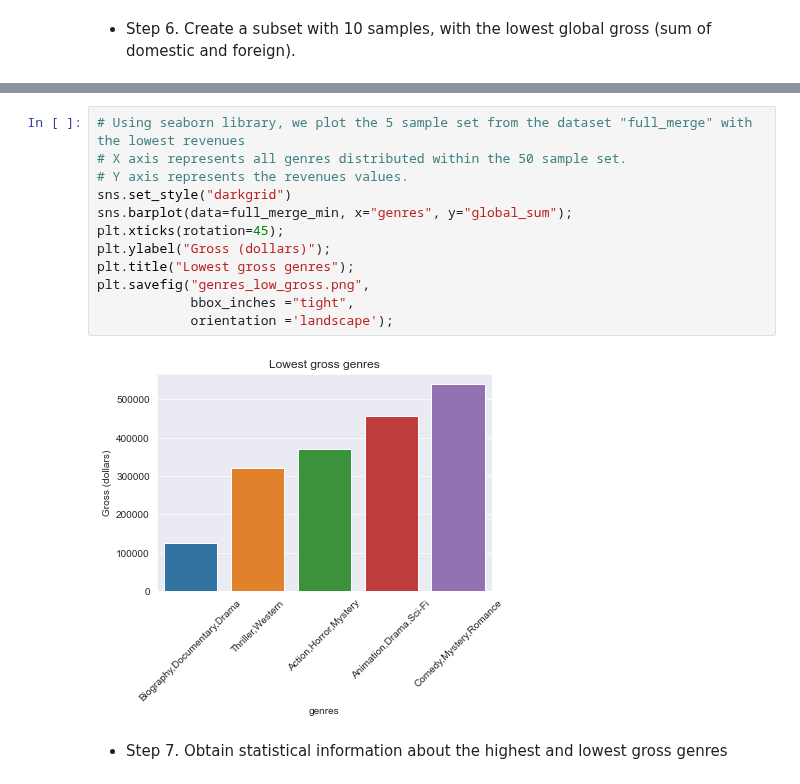
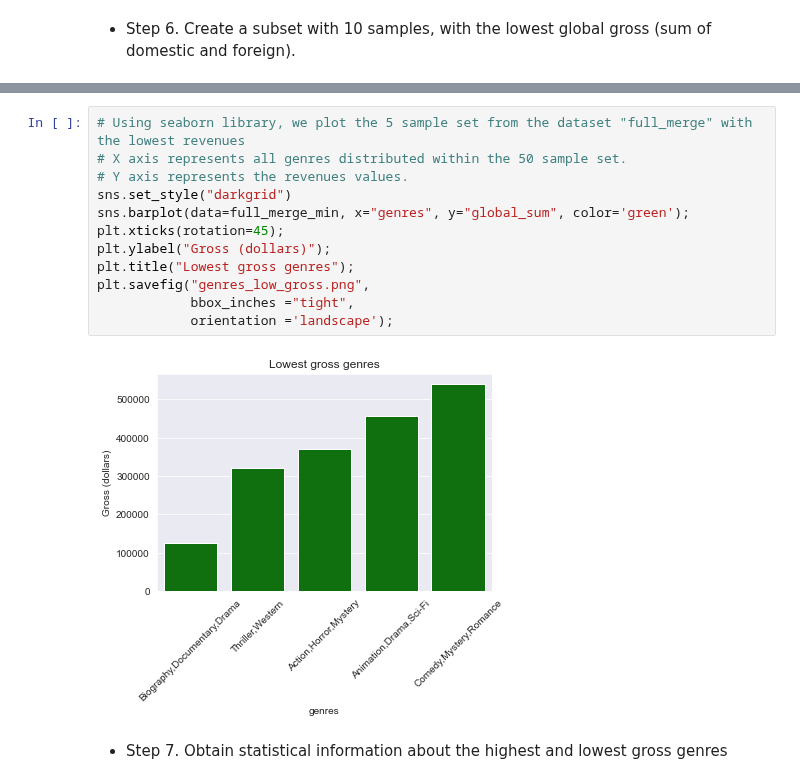
Before and after one commit to mahanabba/Pod_3_Capstone, a Jupyter notebook: student.ipynb, the cells around one changed output, grey strips where cells are left out. Cells and saved outputs as stored; diff of their text form.

```diff
--- a/student.ipynb
+++ b/student.ipynb
@@ -301,17 +301,17 @@ full_merge_min
 # %%
 # Using seaborn library, we plot the 5 sample set from the dataset "full_merge" with the lowest revenues
 # X axis represents all genres distributed within the 50 sample set.
 # Y axis represents the revenues values.
 sns.set_style("darkgrid")
-sns.barplot(data=full_merge_min, x="genres", y="global_sum");
+sns.barplot(data=full_merge_min, x="genres", y="global_sum", color='green');
 plt.xticks(rotation=45);
 plt.ylabel("Gross (dollars)");
 plt.title("Lowest gross genres");
 plt.savefig("genres_low_gross.png",
             bbox_inches ="tight",
             orientation ='landscape');
 # %% [output]
-[figure, old version]
+[figure, new version]
 # %% [markdown]
 - Step 7. Obtain statistical information about the highest and lowest gross genres
 # %%
```
Also changed, not shown: parts of 4 cells of this notebook.
